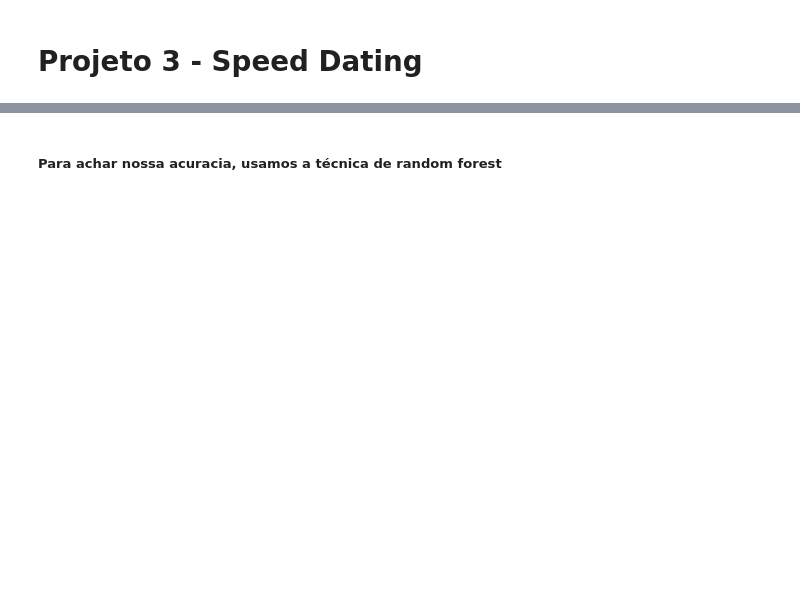
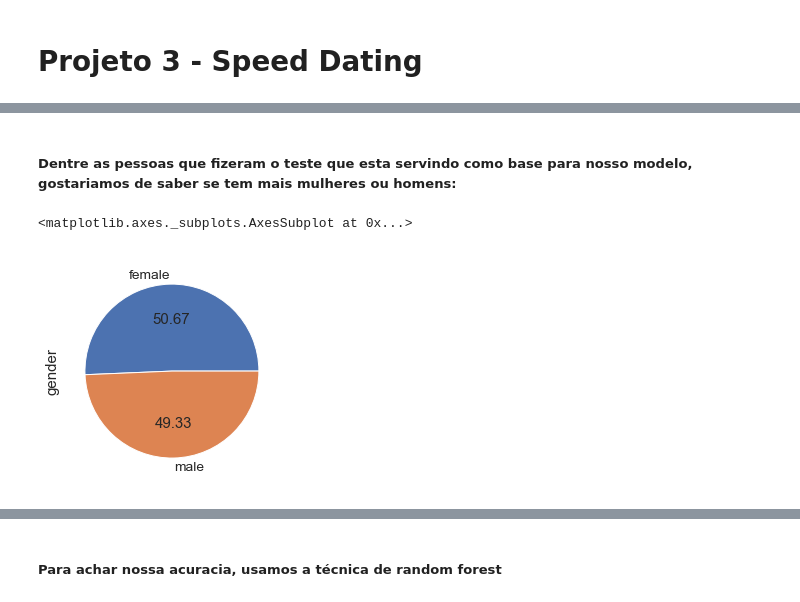
Before and after one commit to beatrizbernardino/P3_datascience, a Jupyter notebook: P3_datascience.ipynb, the cells around one changed output, grey strips where cells are left out. Cells and saved outputs as stored; diff of their text form; code cells hidden in the pictures; blank space fills up the shorter version.

```diff
--- a/P3_datascience.ipynb
+++ b/P3_datascience.ipynb
@@ -85,0 +153,8 @@ memory usage: 466.7+ KB
+# %% [markdown]
+##### Dentre as pessoas que fizeram o teste que esta servindo como base para nosso modelo, gostariamos de saber se tem mais mulheres ou homens:
+# %%
+genero=data.gender.value_counts()
+genero.plot(kind='pie', autopct="%.2f",legend=False)
+# %% [output]
+<matplotlib.axes._subplots.AxesSubplot at 0x...>
+[figure, added]
```
Also changed, not shown: parts of 32 cells of this notebook.
